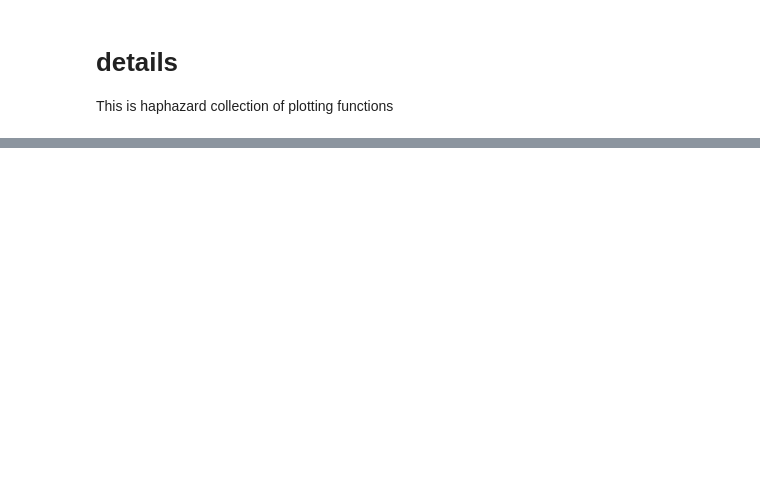
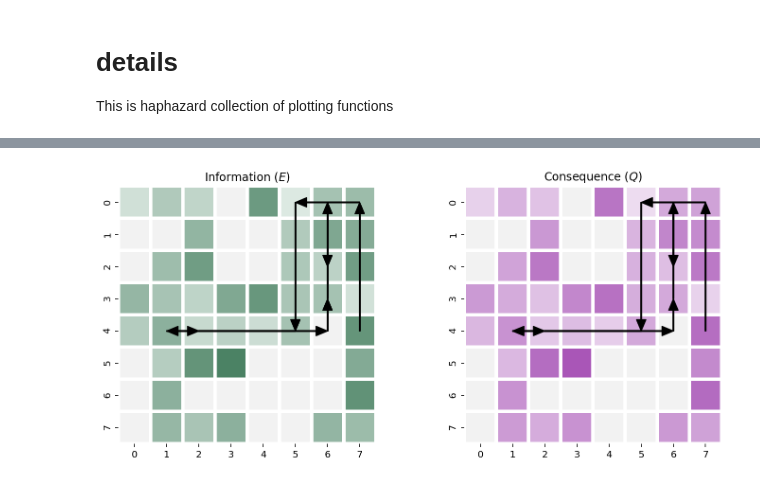
Before and after one commit to parenthetical-e/truthiness, a Jupyter notebook: plot.ipynb, the cells around one changed output, grey strips where cells are left out. Cells and saved outputs as stored; diff of their text form; code cells hidden in the pictures; blank space fills up the shorter version.

```diff
--- a/plot.ipynb
+++ b/plot.ipynb
@@ -22,3 +24,8 @@ import seaborn as sns
 # %% [markdown]
 # details
 This is haphazard collection of plotting functions
+# %%
+# export
+def _shift(move):
+    """Shift the move so it plots nice as an arrow"""
+    return (move[0] + 0.5, move[1] + 0.5)
@@ -73,0 +173,19 @@ def plot_boards(
+# %%
+# hide
+from truthiness.game import create_maze
+from truthiness.player import extract_moves
+from truthiness.player import Curious
+from truthiness.player import Random
+from truthiness.player import run
+
+(
+    results,
+    mazes,
+    Es,
+    Qs,
+) = run(8, Random(), num_episodes=1, seed=10)
+moves = extract_moves(0, results)
+
+plot_boards(Es[0], Qs[0], moves=moves, plot=True, height=5, width=12)
+# %% [output]
+[figure, added]
```
Also changed, not shown: parts of 9 cells of this notebook, 5 other files.
